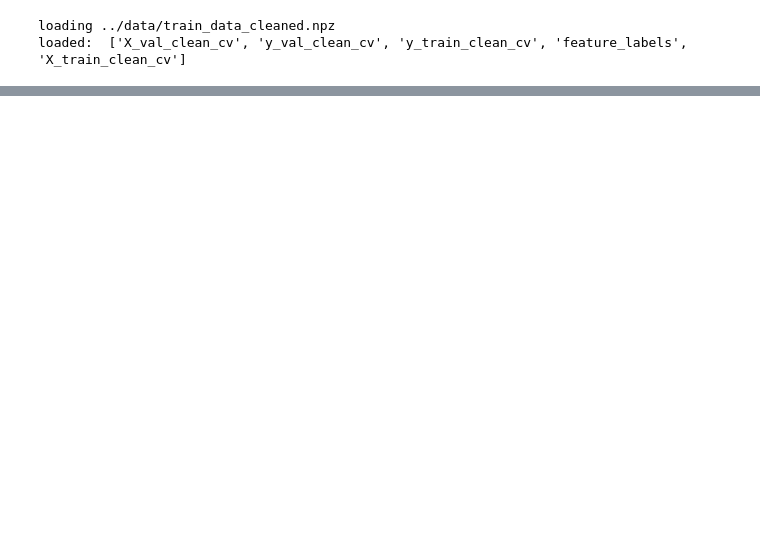
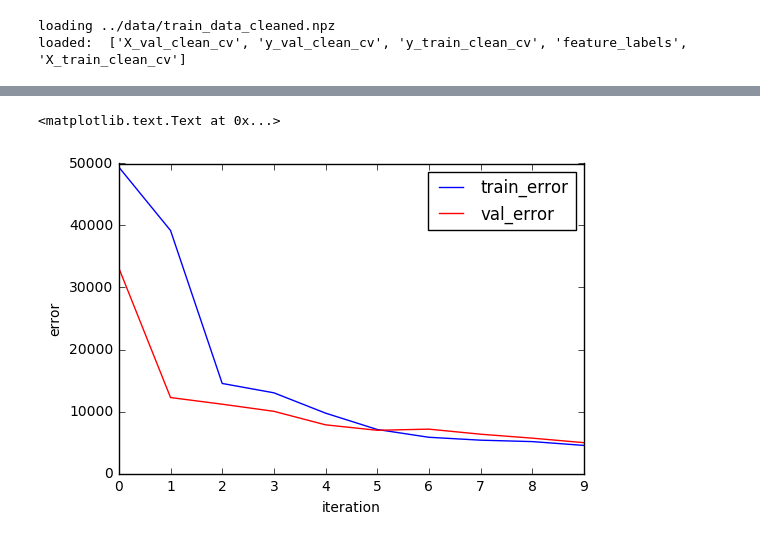
Before and after one commit to shaktisourav/facial_keypoint_recognition, a Jupyter notebook: src/facial_recog_le_net.ipynb, the cells around one changed output, grey strips where cells are left out. Saved outputs shown, nothing was run; the diff lists cells and outputs as text; code cells hidden in the pictures; blank space fills up the shorter version.

Commit message:
add training loop

```diff
--- a/src/facial_recog_le_net.ipynb
+++ b/src/facial_recog_le_net.ipynb
@@ -149,4 +153,4 @@ Wall time: 2.19 s
 # %%
 %%time
-solver.step(10)
+# solver.step(10)
 # %% [output]
@@ -198,0 +255,13 @@ Wall time: 3min 16s
+# %%
+import matplotlib.pyplot as plt
+
+_, ax1 = plt.subplots()
+# ax2 = ax1.twinx()
+ax1.plot(range(niter), train_error, label='train_error')
+ax1.plot(val_interval * range(len(val_error)), val_error, 'r', label='val_error')
+ax1.legend()
+ax1.set_xlabel('iteration')
+ax1.set_ylabel('error')
+# %% [output]
+<matplotlib.text.Text at 0x...>
+[figure, added]
```
Also changed, not shown: parts of 7 cells of this notebook.
